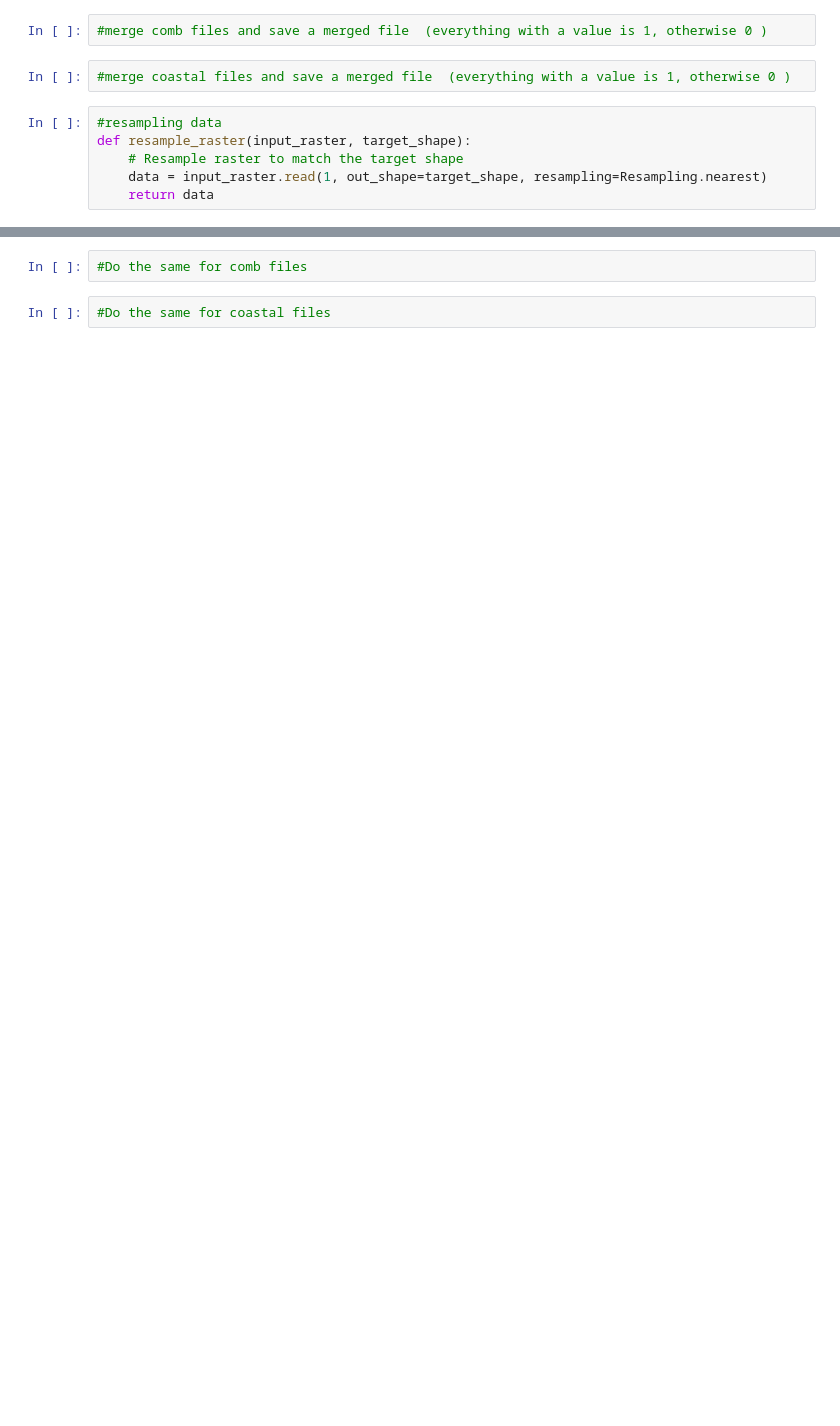
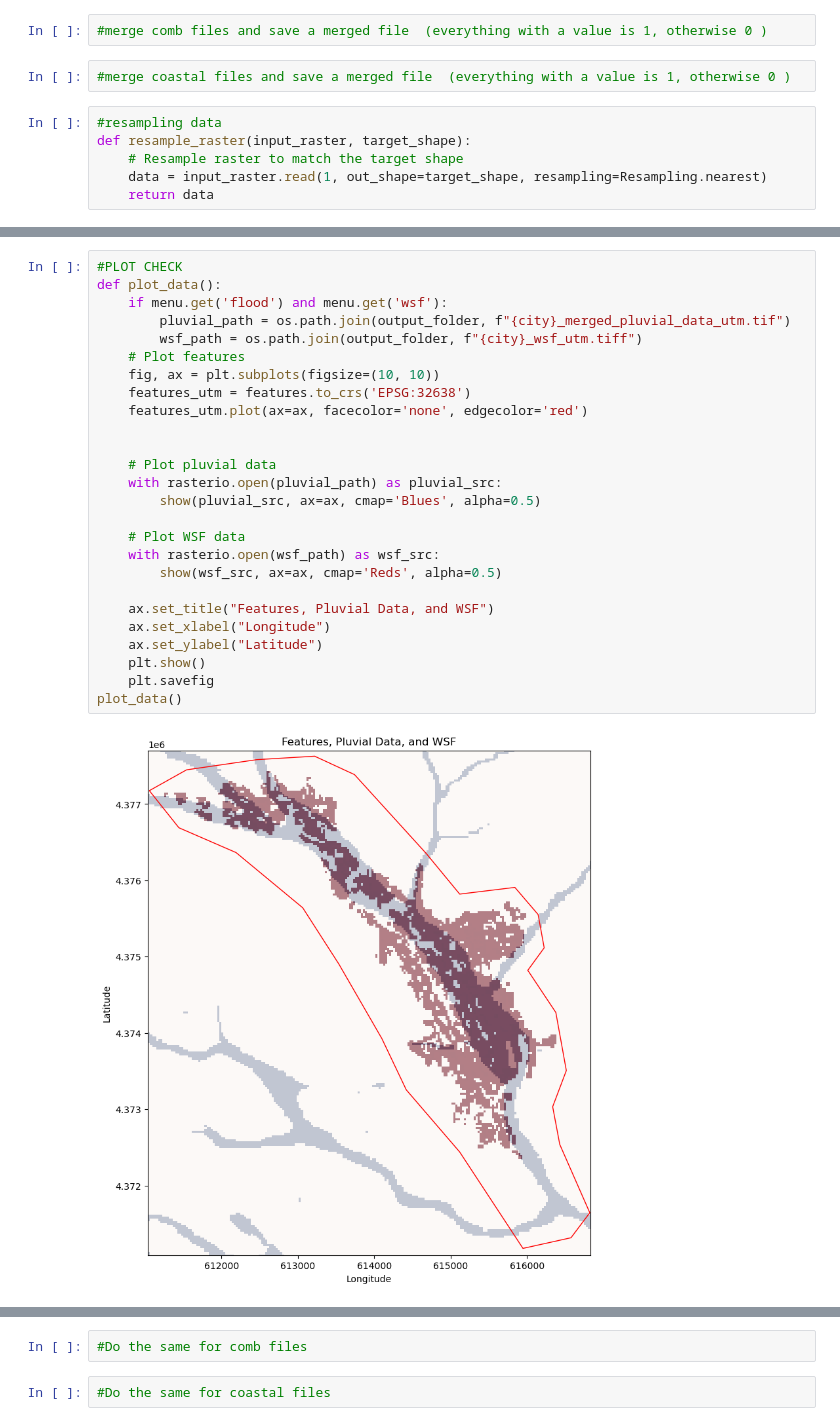
Before and after one commit to rosemaryturtle/city-scan-automation, a Jupyter notebook: toolbox.ipynb, the cells around one changed output, grey strips where cells are left out. Cells and saved outputs as stored; diff of their text form; blank space fills up the shorter version.

```diff
--- a/toolbox.ipynb
+++ b/toolbox.ipynb
@@ -360,0 +268,28 @@ WSF_Fluvial_Area saved to mnt/city-directories/02-process-output/goris_fu_wsf_ar
+# %%
+#PLOT CHECK
+def plot_data():
+    if menu.get('flood') and menu.get('wsf'):
+        pluvial_path = os.path.join(output_folder, f"{city}_merged_pluvial_data_utm.tif")
+        wsf_path = os.path.join(output_folder, f"{city}_wsf_utm.tiff")
+    # Plot features
+    fig, ax = plt.subplots(figsize=(10, 10))
+    features_utm = features.to_crs('EPSG:32638')
+    features_utm.plot(ax=ax, facecolor='none', edgecolor='red')
+
+
+    # Plot pluvial data
+    with rasterio.open(pluvial_path) as pluvial_src:
+        show(pluvial_src, ax=ax, cmap='Blues', alpha=0.5)
+
+    # Plot WSF data
+    with rasterio.open(wsf_path) as wsf_src:
+        show(wsf_src, ax=ax, cmap='Reds', alpha=0.5)
+
+    ax.set_title("Features, Pluvial Data, and WSF")
+    ax.set_xlabel("Longitude")
+    ax.set_ylabel("Latitude")
+    plt.show()
+    plt.savefig
+plot_data()
+# %% [output]
+[figure, added]
```
Also changed, not shown: parts of 22 cells of this notebook.
